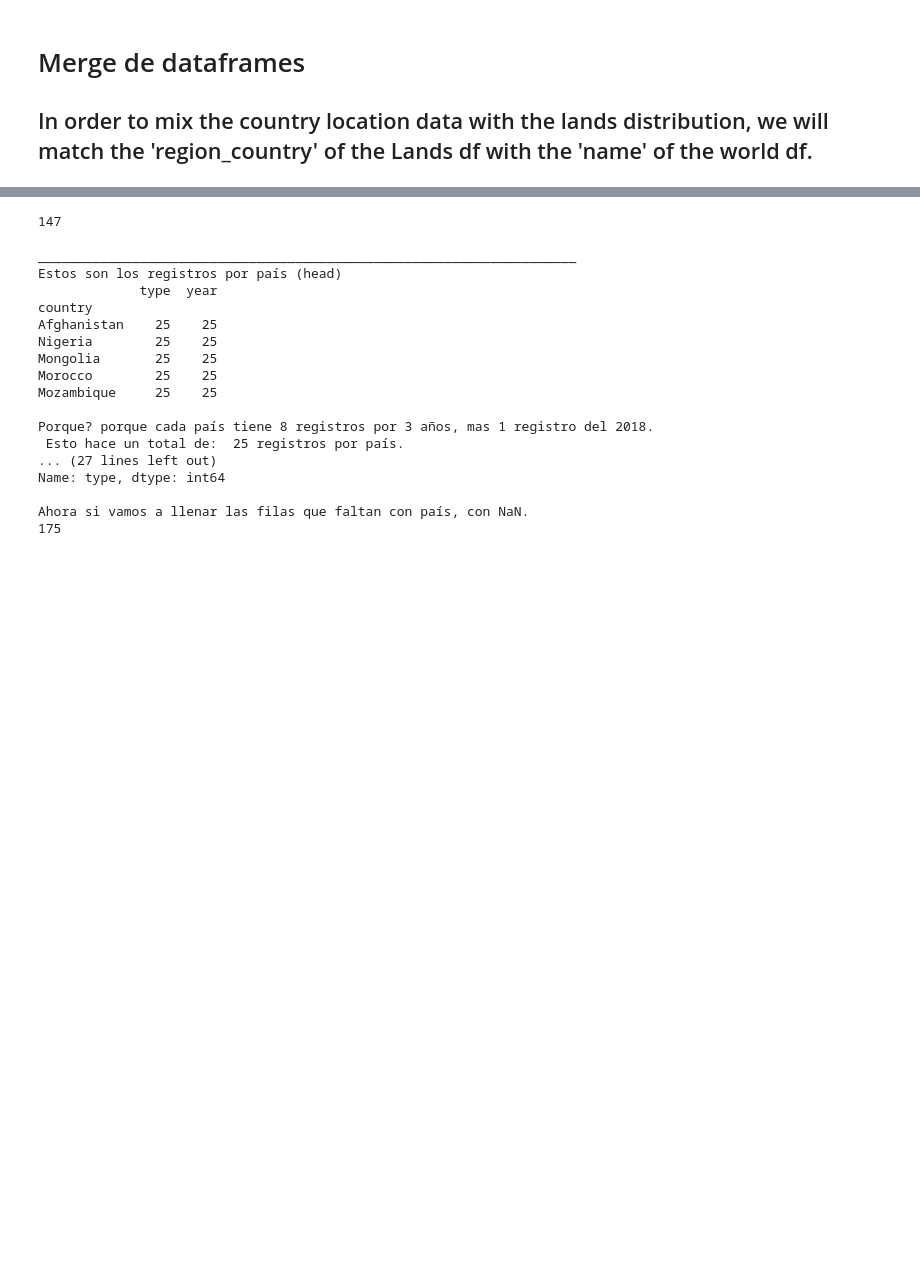
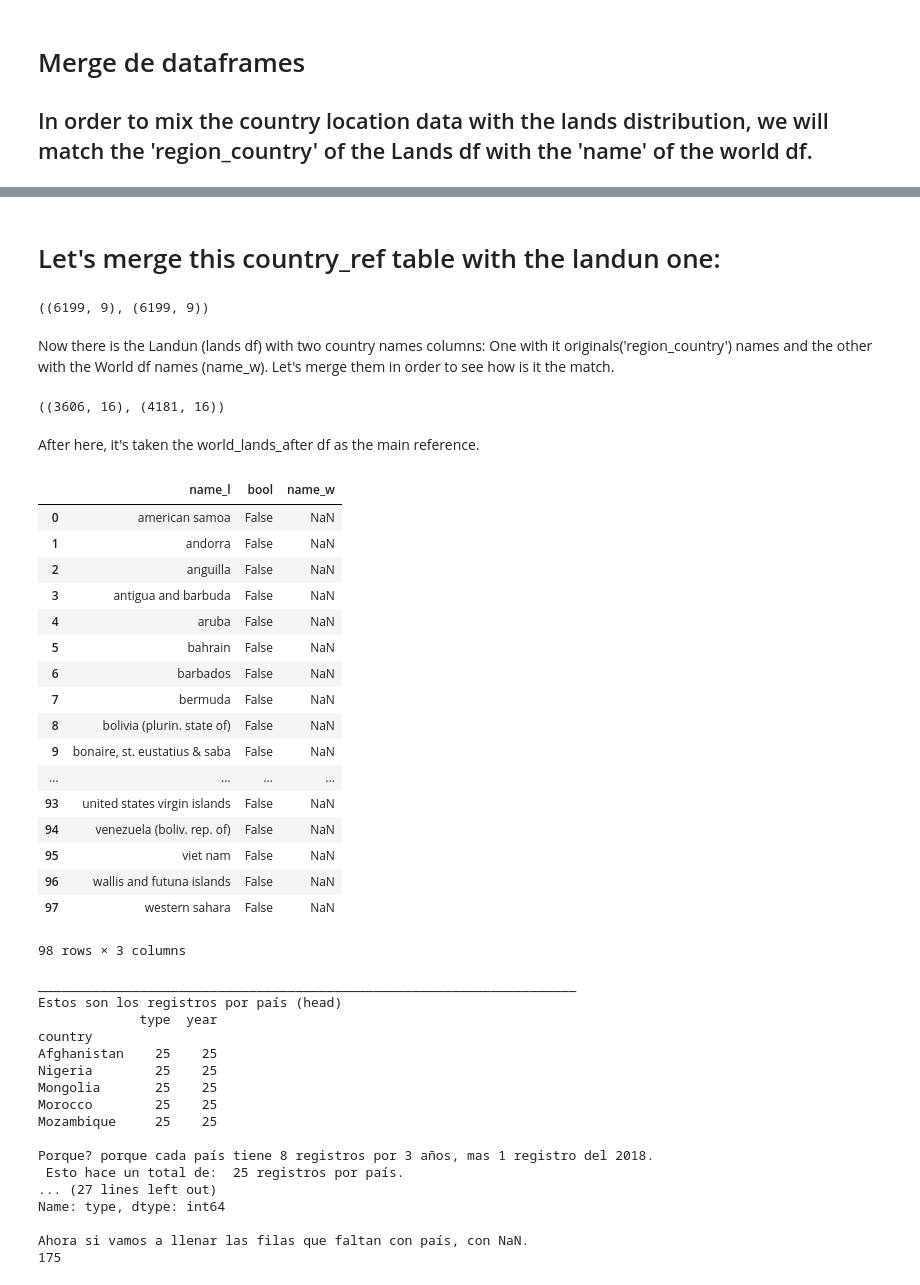
Before and after one commit to Hmarga/Lands, a Jupyter notebook: code_data/data_processing.ipynb, the cells around one changed output, grey strips where cells are left out. Cells and saved outputs as stored; diff of their text form; code cells hidden in the pictures; blank space fills up the shorter version.

```diff
--- a/code_data/data_processing.ipynb
+++ b/code_data/data_processing.ipynb
@@ -399,3 +441,41 @@ TypeError: Can only merge Series or DataFrame objects, a <class 'numpy.ndarray'>
+# %% [markdown]
+# Let's merge this country_ref table with the landun one:
+# %%
+world_lands[['name', 'region_country']].shape
+
+country_ref
+def add_countries(df1):
+    df1['name_w']='' #df1 = landun
+    for nc in range(country_ref.shape[0]):
+        pat = country_ref.loc[nc,'region_country']
+        df1['name_w']=df1['name_w'].mask(df1['region_country']==pat, country_ref.loc[nc,'name'])
+    df1['name_w'] = df1['name_w'].mask(df1['name_w']=='',df1['region_country'])
+    return df1
+
+landun_w = add_countries(landun)
+landun_w.shape, landun.shape
+#landun_w[['name_w','region_country']][landun_w['region_country'].str.contains('enezuela')]
+# %% [output]
+((6199, 9), (6199, 9))
+# %% [markdown]
+Now there is the Landun (lands df) with two country names columns: One with it originals('region_country')
+names and the other with the World df names (name_w).
+Let's merge them in order to see how is it the match.
+# %%
+world_lands_after = world.merge(landun_w, left_on ='name',
+                          right_on ='name_w', how ='inner',
+                          left_index=True, indicator=True)
+
+
+world_lands_before = world.merge(landun, left_on ='name',
+                          right_on ='region_country', how ='inner',
+                          left_index=True, indicator=True)
+
+world_lands_before.shape, world_lands_after.shape
+# %% [output]
+((3606, 16), (4181, 16))
+# %% [markdown]
+After here, it's taken the world_lands_after df as the main reference.
 # %%
 # VII
 ######## Creción de la tabla de referencia/relación de países
@@ -417,40 +497,57 @@ world_df = world_df.reindex(columns=lt)
 world_df = world_df.rename(columns={'name':'name_l'})
 
 # Busco los valores coincidentes en landun y world, coincidencias exactas
-world_df['bool']=world_df['name_l'].isin(countries_dg['country'])
+world_df['bool']=world_df['name_l'].isin(countries_dg['region_country'])
 world_df['name_w'] = world_df['name_w'].mask(world_df['bool']==True, world_df['name_l'])
 w_nc = world_df[world_df['bool']==False]
 w_nc = w_nc.reset_index(drop=True)
 w_nc = w_nc.copy()
 
 # Busco los valores NO coincidentes (exactos) en landun y world
-countries_dg['bool']=countries_dg['country'].isin(world_df['name_l'])
+countries_dg['bool']=countries_dg['region_country'].isin(world_df['name_l'])
 c_nc = countries_dg[countries_dg['bool']==False]
 c_nc = c_nc.reset_index(drop=True)
-c_nc = c_nc.rename(columns={'country':'name_l'})
+c_nc = c_nc.rename(columns={'region_country':'name_l'})
 
 # Contrasto los valores con coincidencias parciales entre ambas tablas
 for nc in range(w_nc.shape[0]):
     pat = w_nc.loc[nc,'name_l']
     c_nc['name_w'] = c_nc['name_w'].mask(c_nc['name_l'].str.contains(pat, regex=False),pat)
 
 # Añado las últimas coincidencias a al df original world_df, cuando el name_w NO esta vacio
 world_con = pd.concat([world_df[world_df['name_w'].notna()],c_nc[c_nc['name_w'].notna()]], sort=True)
 
 # Confirmo cuales son los países que faltan - No hay concidencia total o parcial
 w_faltantes = world_df[~world_df['name_l'].isin(world_con['name_w'])]
 
 
 # Añado los nombres de los países de doc. Excel (hecho a mano)
 pays_faltantes = pd.read_csv('/home/hmdg/Documents/Data_Science/Maps/conversion_world_f.csv', encoding='iso8859_1')#'utf-8-sig')
 countries_ref = pd.concat([world_con,pays_faltantes], sort=True)
 countries_ref = countries_ref.reset_index(drop=True)
 countries_ref = countries_ref.drop(columns=['bool'])
 countries_ref
 
 countries_ref.to_csv(r'/home/hmdg/Documents/Data_Science/Lands/countries_ref.csv', index = False)
 # %% [output]
+|  | name_l | bool | name_w |
+| 0 | american samoa | False | NaN |
+| 1 | andorra | False | NaN |
+| 2 | anguilla | False | NaN |
+| 3 | antigua and barbuda | False | NaN |
+| 4 | aruba | False | NaN |
+| 5 | bahrain | False | NaN |
+| 6 | barbados | False | NaN |
+| 7 | bermuda | False | NaN |
+| 8 | bolivia (plurin. state of) | False | NaN |
+| 9 | bonaire, st. eustatius & saba | False | NaN |
+| ... | ... | ... | ... |
+| 93 | united states virgin islands | False | NaN |
+| 94 | venezuela (boliv. rep. of) | False | NaN |
+| 95 | viet nam | False | NaN |
+| 96 | wallis and futuna islands | False | NaN |
+| 97 | western sahara | False | NaN |
-147
+98 rows × 3 columns
 # %%
 # VII
 
```
Also changed, not shown: parts of 11 cells of this notebook.
